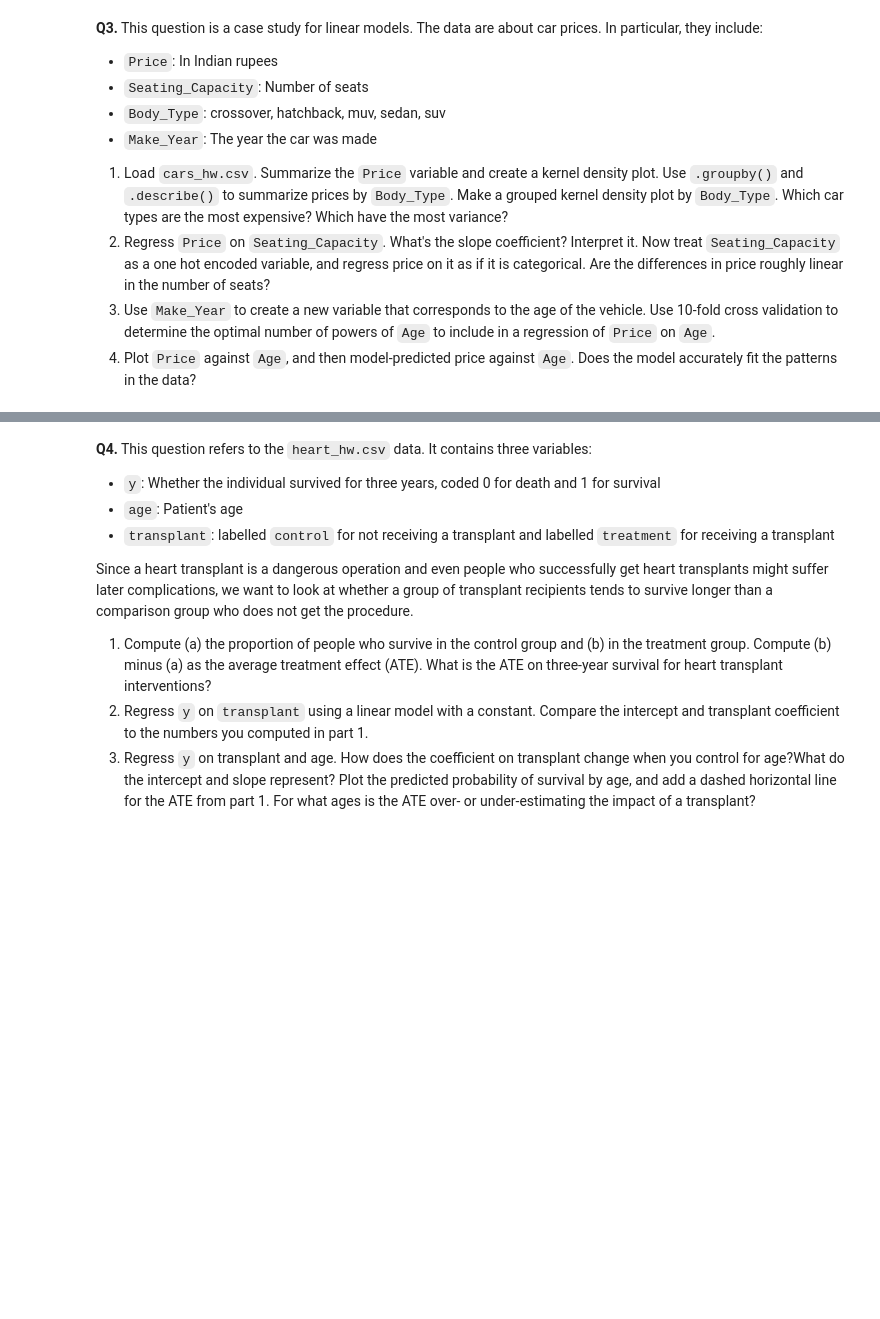
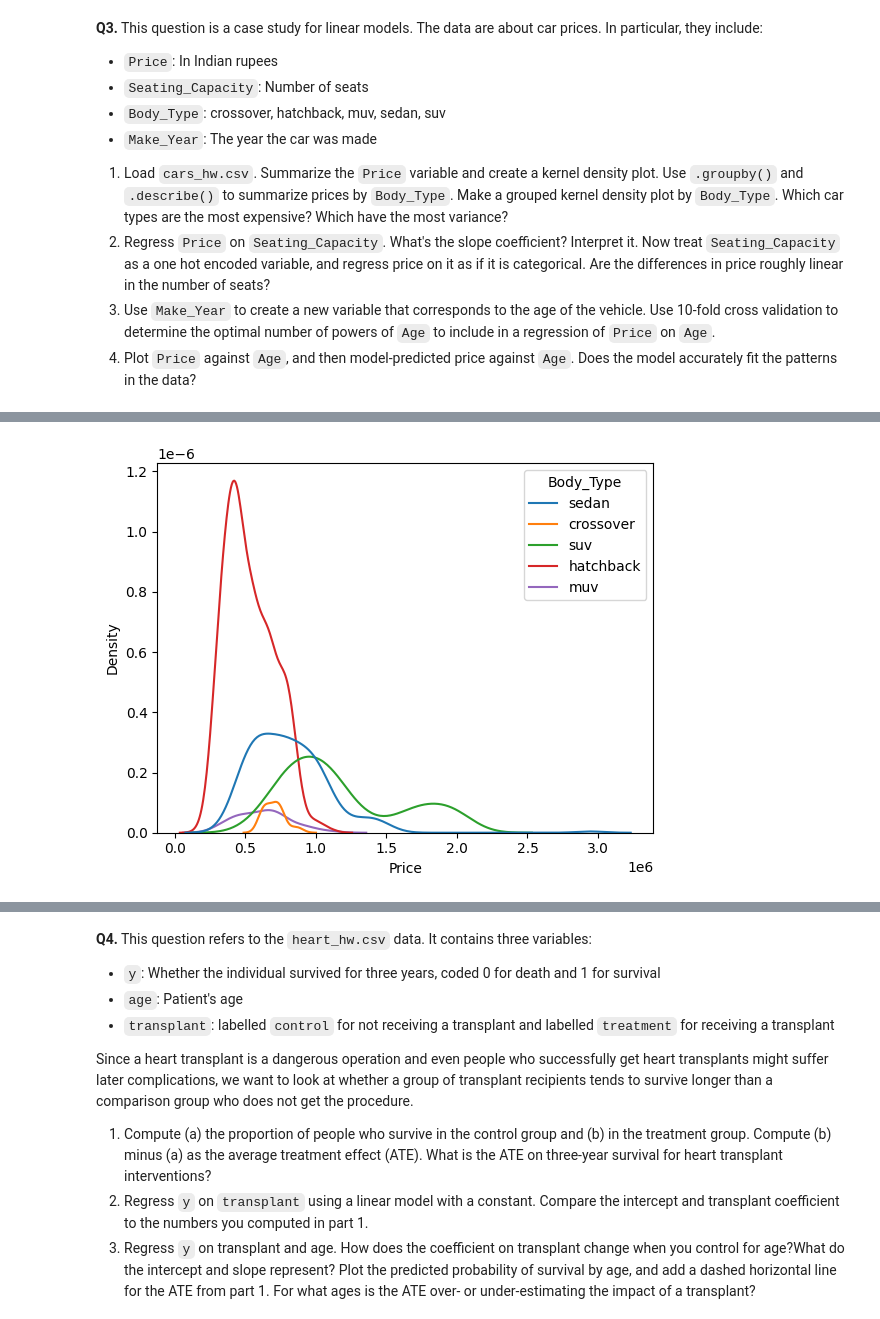
Before and after one commit to RexW999/undergrad_ml_assignments, a Jupyter notebook: 03_assignment_linear_models.ipynb, the cells around one changed output, grey strips where cells are left out. Cells and saved outputs as stored; diff of their text form; code cells hidden in the pictures; blank space fills up the shorter version.

```diff
--- a/03_assignment_linear_models.ipynb
+++ b/03_assignment_linear_models.ipynb
@@ -252,0 +299,4 @@ Model 4 CV MSE: 9067.861644501509
+# %%
+group_kernel_density_plot = sns.kdeplot(data=df_cars, x='Price', hue='Body_Type')
+# %% [output]
+[figure, added]
```
Also changed, not shown: parts of 5 cells of this notebook.
